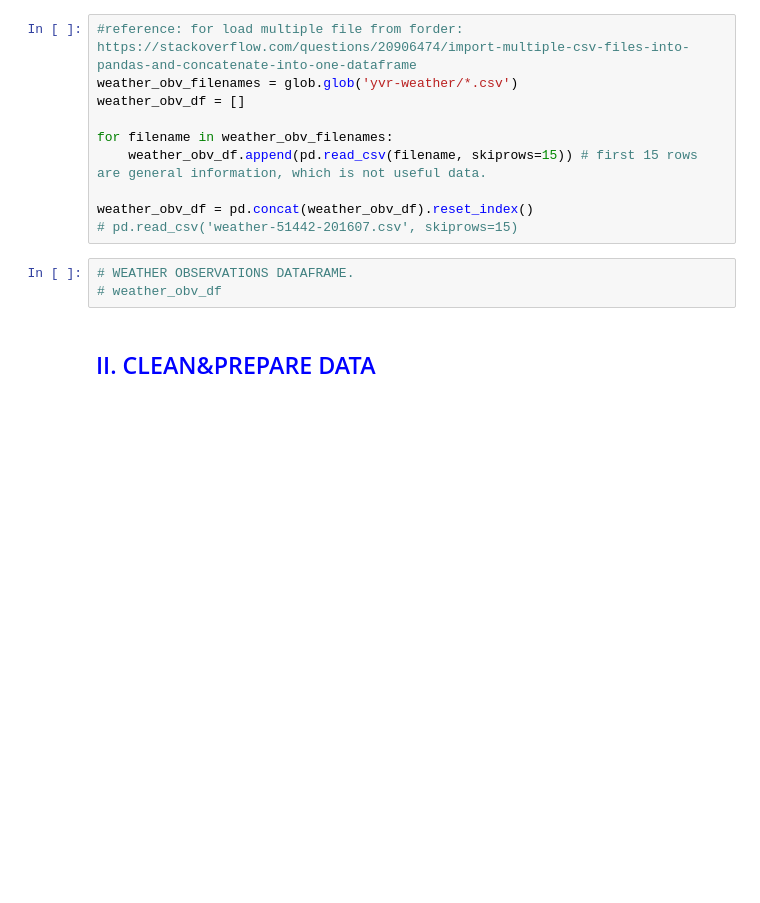
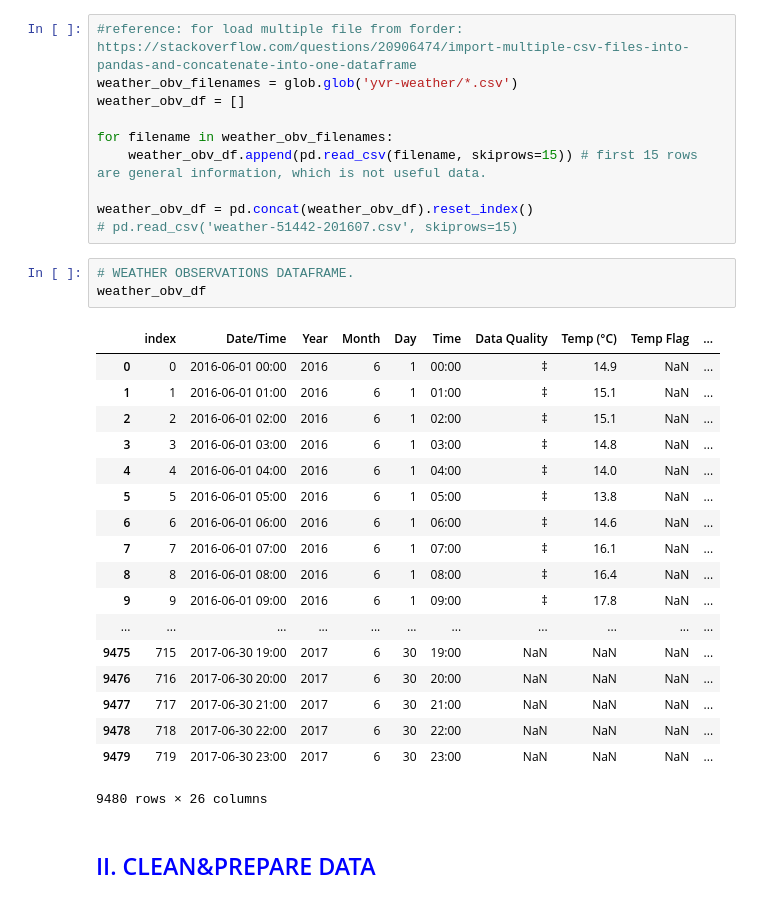
Before and after one commit to 00bear00/cmpt318, a Jupyter notebook: weather_prediction.ipynb, the cells around one changed output. Cells and saved outputs as stored; diff of their text form; blank space fills up the shorter version.

```diff
--- a/weather_prediction.ipynb
+++ b/weather_prediction.ipynb
@@ -43,7 +47,26 @@ weather_obv_df = pd.concat(weather_obv_df).reset_index()
 # pd.read_csv('weather-51442-201607.csv', skiprows=15)
 # %%
 # WEATHER OBSERVATIONS DATAFRAME.
-# weather_obv_df
+weather_obv_df
+# %% [output]
+|  | index | Date/Time | Year | Month | Day | Time | Data Quality | Temp (°C) | Temp Flag | ... |
+| 0 | 0 | 2016-06-01 00:00 | 2016 | 6 | 1 | 00:00 | ‡ | 14.9 | NaN | ... |
+| 1 | 1 | 2016-06-01 01:00 | 2016 | 6 | 1 | 01:00 | ‡ | 15.1 | NaN | ... |
+| 2 | 2 | 2016-06-01 02:00 | 2016 | 6 | 1 | 02:00 | ‡ | 15.1 | NaN | ... |
+| 3 | 3 | 2016-06-01 03:00 | 2016 | 6 | 1 | 03:00 | ‡ | 14.8 | NaN | ... |
+| 4 | 4 | 2016-06-01 04:00 | 2016 | 6 | 1 | 04:00 | ‡ | 14.0 | NaN | ... |
+| 5 | 5 | 2016-06-01 05:00 | 2016 | 6 | 1 | 05:00 | ‡ | 13.8 | NaN | ... |
+| 6 | 6 | 2016-06-01 06:00 | 2016 | 6 | 1 | 06:00 | ‡ | 14.6 | NaN | ... |
+| 7 | 7 | 2016-06-01 07:00 | 2016 | 6 | 1 | 07:00 | ‡ | 16.1 | NaN | ... |
+| 8 | 8 | 2016-06-01 08:00 | 2016 | 6 | 1 | 08:00 | ‡ | 16.4 | NaN | ... |
+| 9 | 9 | 2016-06-01 09:00 | 2016 | 6 | 1 | 09:00 | ‡ | 17.8 | NaN | ... |
+| ... | ... | ... | ... | ... | ... | ... | ... | ... | ... | ... |
+| 9475 | 715 | 2017-06-30 19:00 | 2017 | 6 | 30 | 19:00 | NaN | NaN | NaN | ... |
+| 9476 | 716 | 2017-06-30 20:00 | 2017 | 6 | 30 | 20:00 | NaN | NaN | NaN | ... |
+| 9477 | 717 | 2017-06-30 21:00 | 2017 | 6 | 30 | 21:00 | NaN | NaN | NaN | ... |
+| 9478 | 718 | 2017-06-30 22:00 | 2017 | 6 | 30 | 22:00 | NaN | NaN | NaN | ... |
+| 9479 | 719 | 2017-06-30 23:00 | 2017 | 6 | 30 | 23:00 | NaN | NaN | NaN | ... |
+9480 rows × 26 columns
 # %% [markdown]
 ## <font color="blue">II. CLEAN&PREPARE DATA</font>
 # %% [markdown]
```
Also changed, not shown: parts of 36 cells of this notebook, 2 other files.
